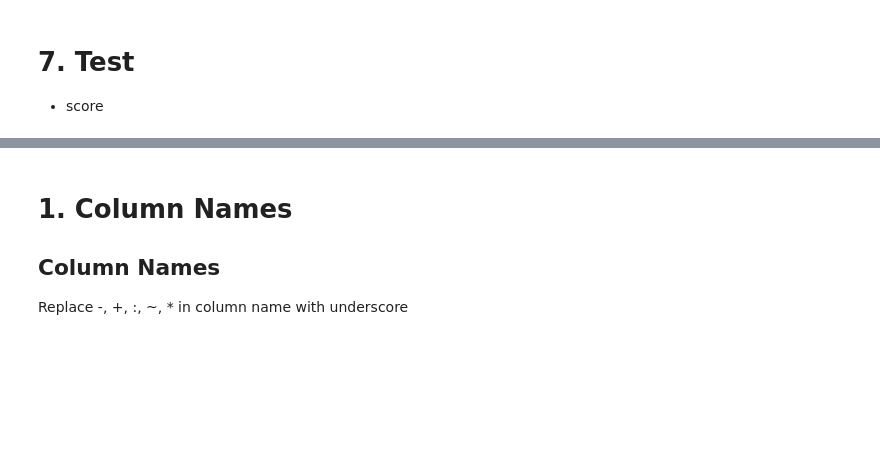
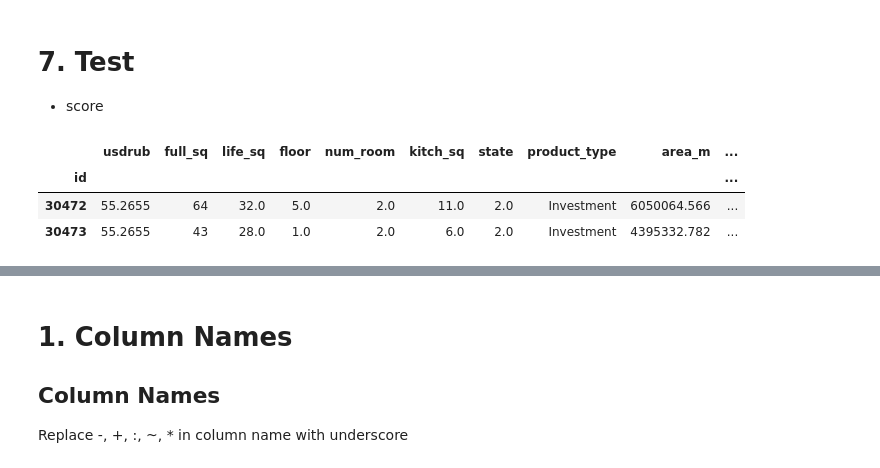
Before and after one commit to hojisu/sberbank-russian-housing-market, a Jupyter notebook: 03-Modeling-StatsModels/03-Modeling-StatsModels.ipynb, the cells around one changed output, grey strips where cells are left out. Saved outputs shown, nothing was run; the diff lists cells and outputs as text; code cells hidden in the pictures; blank space fills up the shorter version.

```diff
--- a/03-Modeling-StatsModels/03-Modeling-StatsModels.ipynb
+++ b/03-Modeling-StatsModels/03-Modeling-StatsModels.ipynb
@@ -72,3 +72,10 @@ degree = 2
 skewness_limit = 1
 num_of_cooks = 2
 num_of_f_test = 10
+# %%
+df_train_macro.tail(2)
+# %% [output]
+|  | usdrub | full_sq | life_sq | floor | num_room | kitch_sq | state | product_type | area_m | ... |
+| id |  |  |  |  |  |  |  |  |  | ... |
+| 30472 | 55.2655 | 64 | 32.0 | 5.0 | 2.0 | 11.0 | 2.0 | Investment | 6050064.566 | ... |
+| 30473 | 55.2655 | 43 | 28.0 | 1.0 | 2.0 | 6.0 | 2.0 | Investment | 4395332.782 | ... |
```
Also changed, not shown: parts of 20 cells of this notebook, 4 other files.
